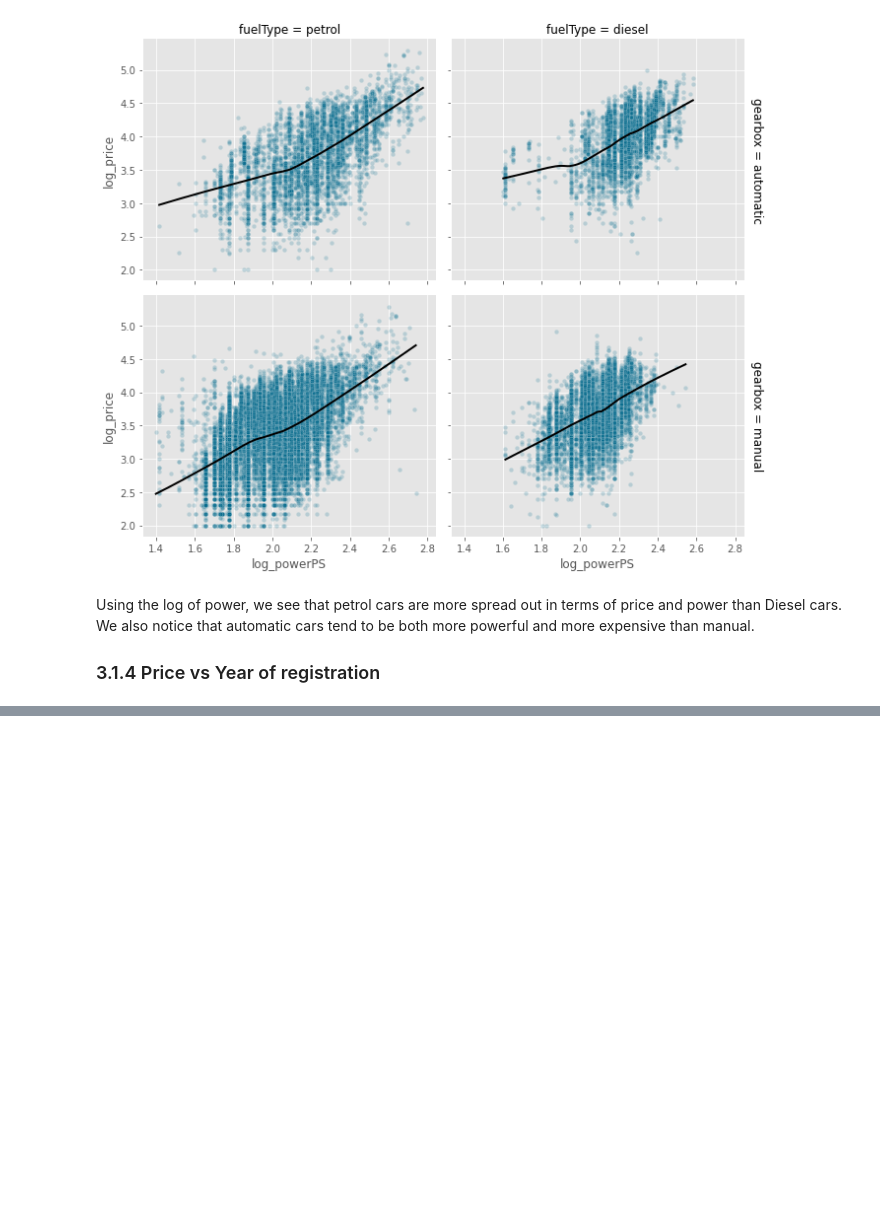
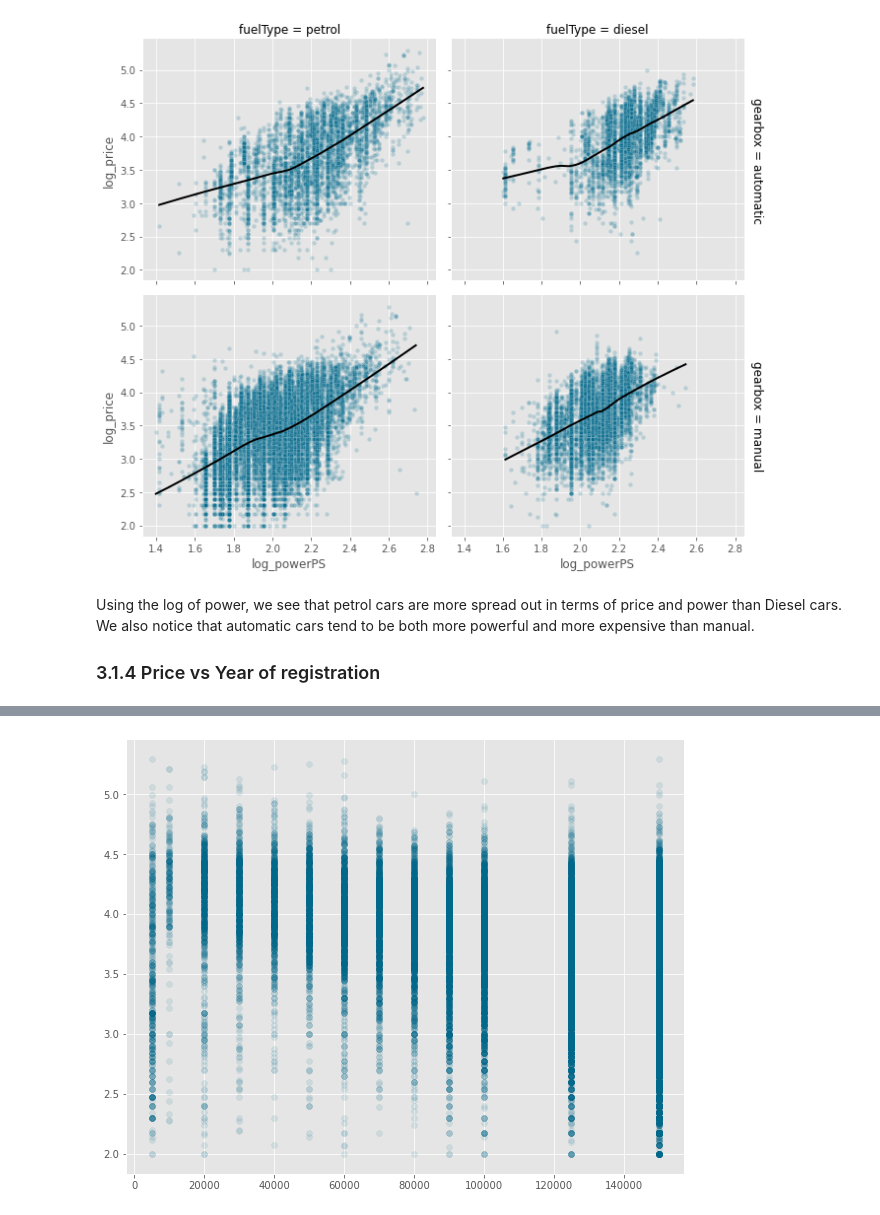
Before and after one commit to Elmehdi9/Used-Cars-Exploratory-Analysis, a Jupyter notebook: EDA.ipynb, the cells around one changed output, grey strips where cells are left out. Cells and saved outputs as stored; diff of their text form; code cells hidden in the pictures; blank space fills up the shorter version.

```diff
--- a/EDA.ipynb
+++ b/EDA.ipynb
@@ -519,0 +536,5 @@ Using the log of power, we see that petrol cars are more spread out in terms of
+# %%
+plt.scatter(df['odometer'], df['log_price'], color= blue, alpha= .1)
+plt.show()
+# %% [output]
+[figure, added]
```
Also changed, not shown: parts of 27 cells of this notebook.
